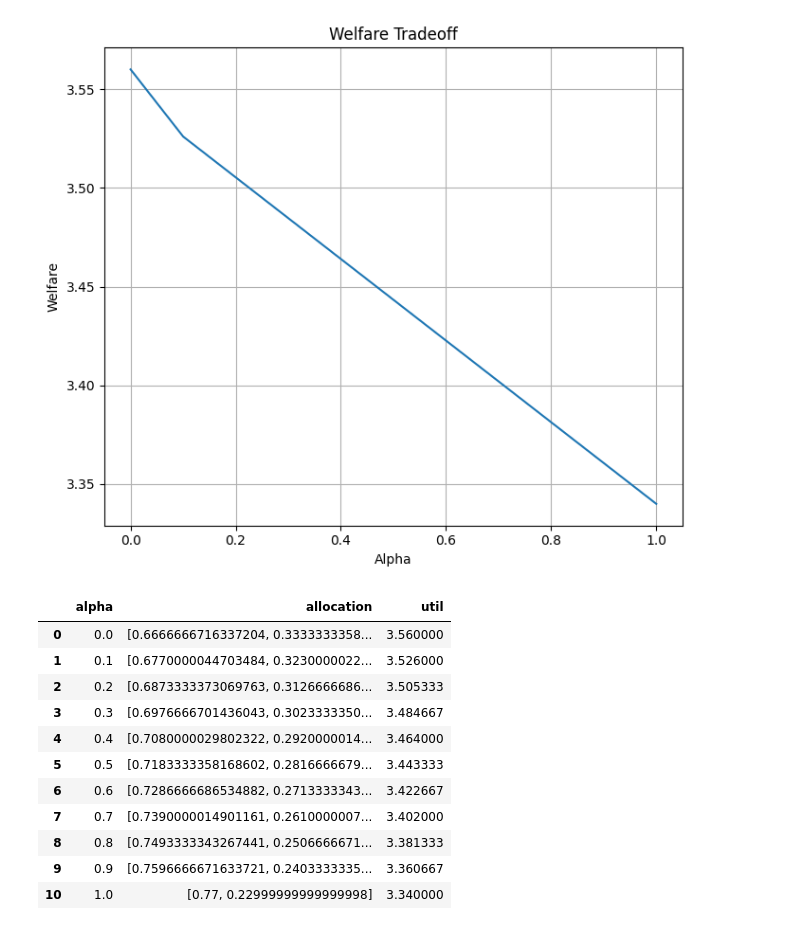
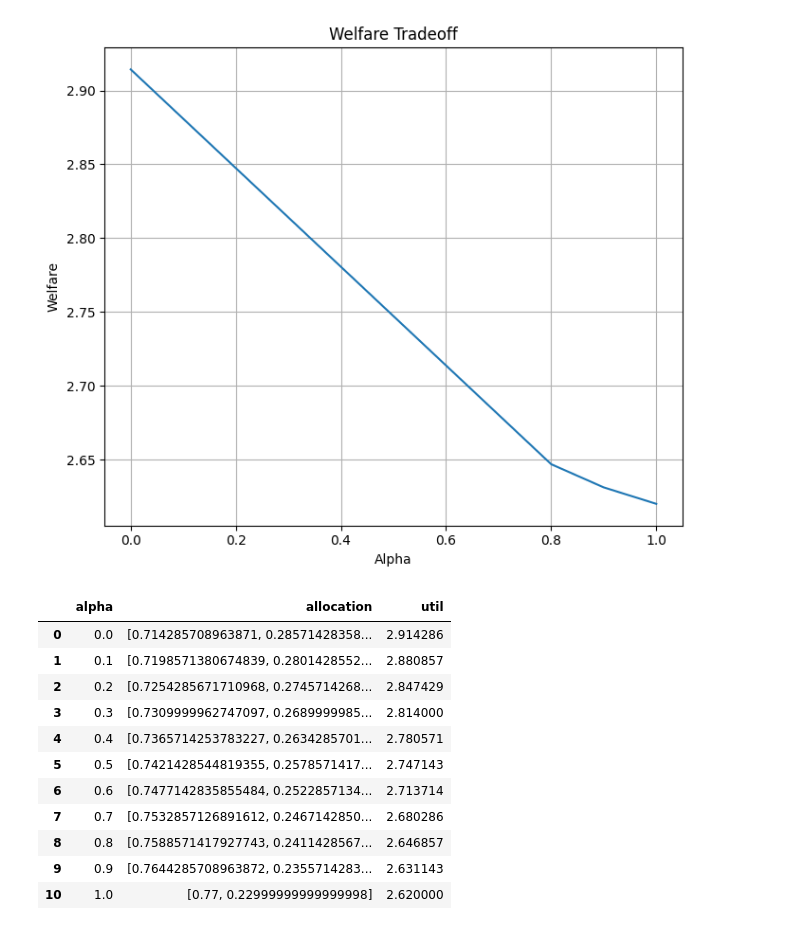
Before and after one commit to tanhl30/FYP, a Jupyter notebook: topic_1.ipynb, the cells around one changed output. Cells and saved outputs as stored; diff of their text form; code cells hidden in the pictures.

```diff
--- a/topic_1.ipynb
+++ b/topic_1.ipynb
@@ -50,54 +50,55 @@ df
 | 19 | 1.000000 | [0.77, 0.23] | 3.340000 |
 # %%
 a=.86
-b=.77
+b=.76
 c=.85
 d=.94
 e=.02
 f=.77
 g=.56
-h=.67
-i=.5
+#h =
+#i =
 
 
-P=np.array([[a, 1-a],
+P=np.array([
+       [a, 1-a],
        [b, 1-b],
        [c, 1-c],
        [d, 1-d],
        [e, 1-e],
        [f, 1-f],
        [g, 1-g],
-       [h, 1-h],
-       [i, 1-i],
+#       [h, 1-h],
+#       [i, 1-i]
        ])
 
 
 df = fyp.iterate_over_alphas(P, 11, disutility_type='util')
 
 fig, ax = plt.subplots(figsize=(7, 6))
 ax.plot(df['alpha'],df['util'])
 
 ax.set_title('Welfare Tradeoff')
 ax.set_ylabel('Welfare')
 ax.set_xlabel('Alpha')
 ax.grid(True)
 plt.tight_layout()
 plt.show()
 df
 # %% [output]
-[figure, old version]
+[figure, new version]
 |  | alpha | allocation | util |
-| 0 | 0.0 | [0.6666666716337204, 0.3333333358... | 3.560000 |
-| 1 | 0.1 | [0.6770000044703484, 0.3230000022... | 3.526000 |
-| 2 | 0.2 | [0.6873333373069763, 0.3126666686... | 3.505333 |
-| 3 | 0.3 | [0.6976666701436043, 0.3023333350... | 3.484667 |
-| 4 | 0.4 | [0.7080000029802322, 0.2920000014... | 3.464000 |
-| 5 | 0.5 | [0.7183333358168602, 0.2816666679... | 3.443333 |
-| 6 | 0.6 | [0.7286666686534882, 0.2713333343... | 3.422667 |
-| 7 | 0.7 | [0.7390000014901161, 0.2610000007... | 3.402000 |
-| 8 | 0.8 | [0.7493333343267441, 0.2506666671... | 3.381333 |
-| 9 | 0.9 | [0.7596666671633721, 0.2403333335... | 3.360667 |
-| 10 | 1.0 | [0.77, 0.22999999999999998] | 3.340000 |
+| 0 | 0.0 | [0.714285708963871, 0.28571428358... | 2.914286 |
+| 1 | 0.1 | [0.7198571380674839, 0.2801428552... | 2.880857 |
+| 2 | 0.2 | [0.7254285671710968, 0.2745714268... | 2.847429 |
+| 3 | 0.3 | [0.7309999962747097, 0.2689999985... | 2.814000 |
+| 4 | 0.4 | [0.7365714253783227, 0.2634285701... | 2.780571 |
+| 5 | 0.5 | [0.7421428544819355, 0.2578571417... | 2.747143 |
+| 6 | 0.6 | [0.7477142835855484, 0.2522857134... | 2.713714 |
+| 7 | 0.7 | [0.7532857126891612, 0.2467142850... | 2.680286 |
+| 8 | 0.8 | [0.7588571417927743, 0.2411428567... | 2.646857 |
+| 9 | 0.9 | [0.7644285708963872, 0.2355714283... | 2.631143 |
+| 10 | 1.0 | [0.77, 0.22999999999999998] | 2.620000 |
 # %%
 # profile where allocation are unequal at n=4
 P = np.array(	[[0.17, 0.83], [0.07, 0.93], [0.51, 0.49],[0.23,0.77]]	)
```
Also changed, not shown: parts of 4 cells of this notebook, 1 other file.
